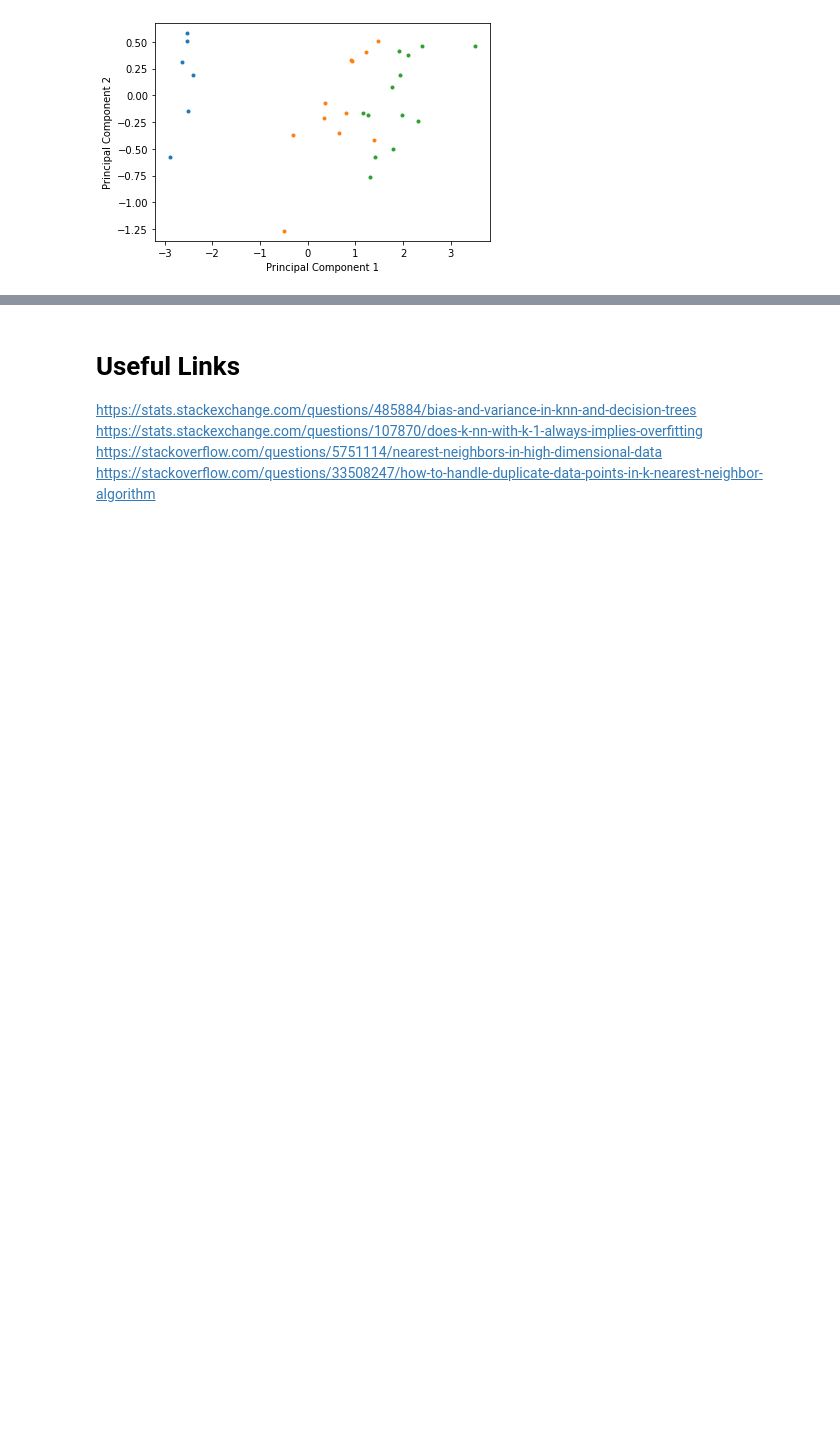
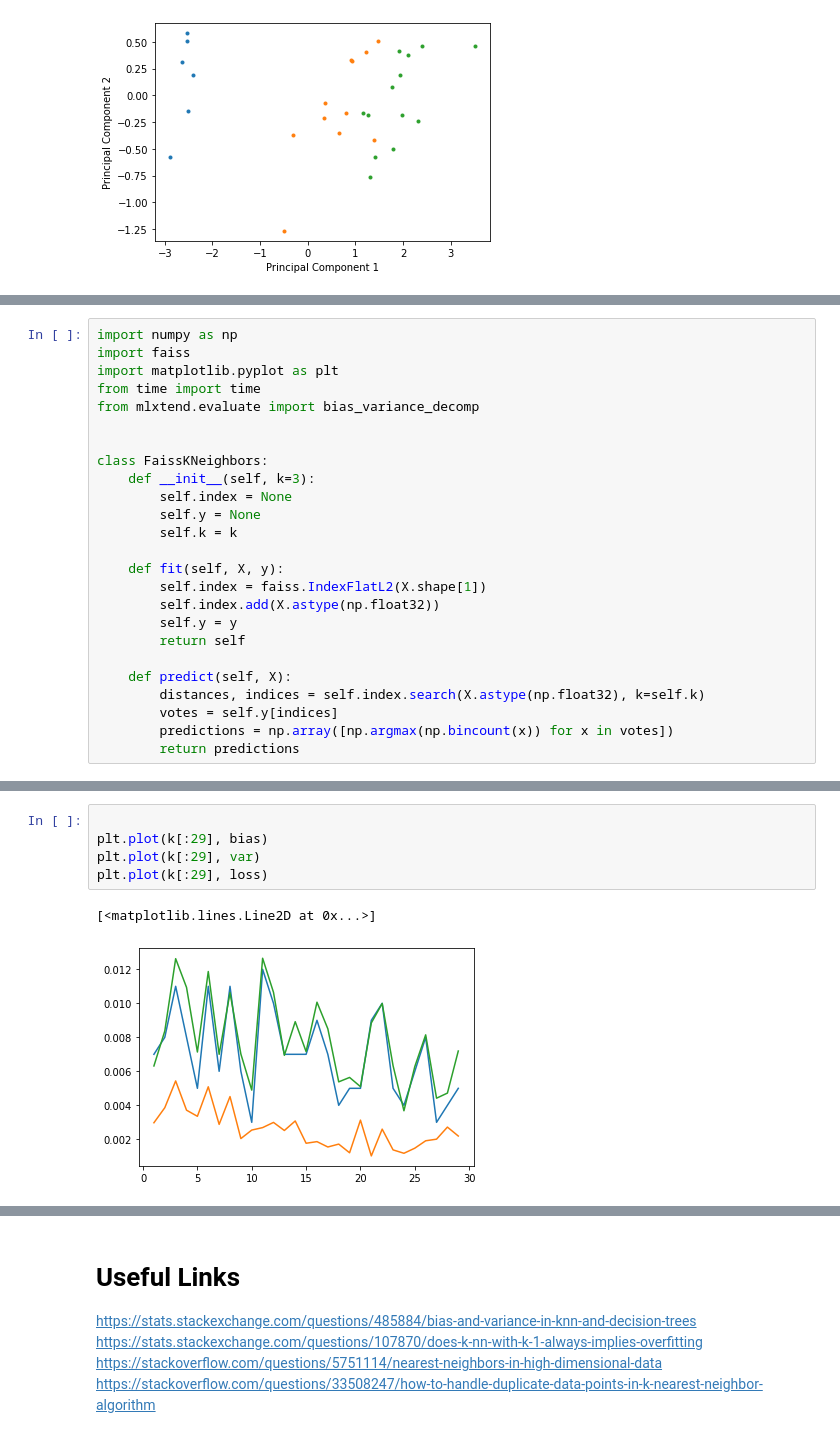
Before and after one commit to namiyousef/MLFirstPrinciples, a Jupyter notebook: Classification/kNN.ipynb, the cells around one changed output, grey strips where cells are left out. Drawn from its saved outputs; the diff is of its cells as text; blank space fills up the shorter version.

Commit message:
added faiss implementation and experiments to determine bias/variance as k increases

```diff
--- a/Classification/kNN.ipynb
+++ b/Classification/kNN.ipynb
@@ -120,0 +125,25 @@ X_train, X_test, y_train, y_test = train_test_split(X,y, test_size = 0.2)
+# %%
+import numpy as np
+import faiss
+import matplotlib.pyplot as plt
+from time import time
+from mlxtend.evaluate import bias_variance_decomp
+
+
+class FaissKNeighbors:
+    def __init__(self, k=3):
+        self.index = None
+        self.y = None
+        self.k = k
+
+    def fit(self, X, y):
+        self.index = faiss.IndexFlatL2(X.shape[1])
+        self.index.add(X.astype(np.float32))
+        self.y = y
+        return self
+
+    def predict(self, X):
+        distances, indices = self.index.search(X.astype(np.float32), k=self.k)
+        votes = self.y[indices]
+        predictions = np.array([np.argmax(np.bincount(x)) for x in votes])
+        return predictions
@@ -120,0 +211,8 @@ X_train, X_test, y_train, y_test = train_test_split(X,y, test_size = 0.2)
+# %%
+
+plt.plot(k[:29], bias)
+plt.plot(k[:29], var)
+plt.plot(k[:29], loss)
+# %% [output]
+[<matplotlib.lines.Line2D at 0x...>]
+[figure, added]
```
Also changed, not shown: parts of 3 cells of this notebook.
